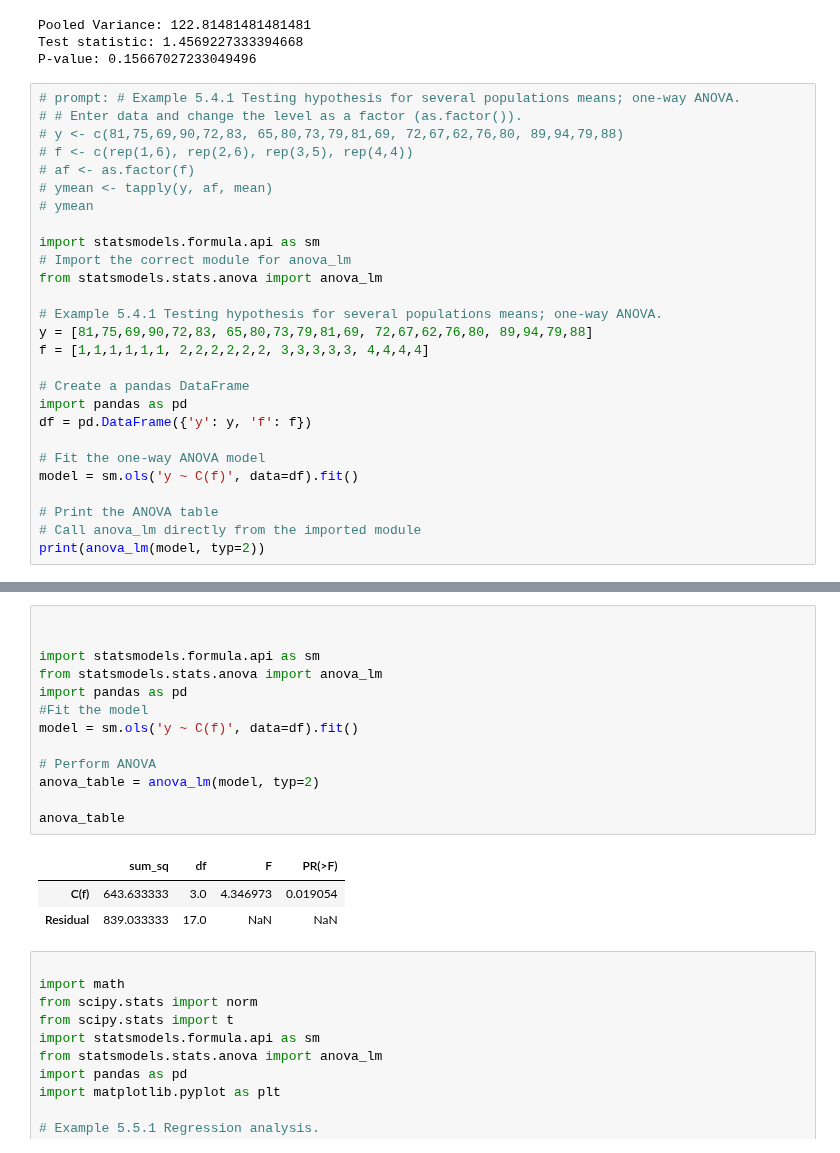
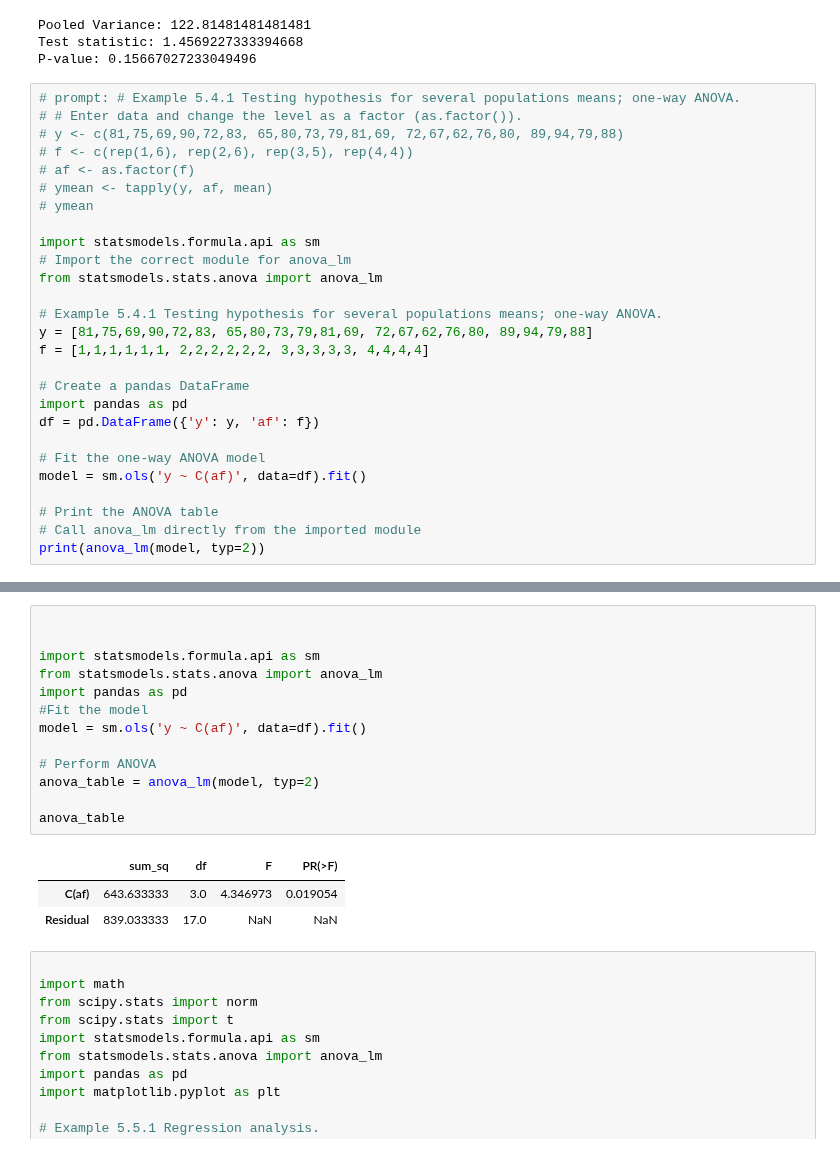
Before and after one commit to ogut77/estat.me, a Jupyter notebook: Chapter5_6_Python.ipynb, the cells around one changed output, grey strips where cells are left out. Cells and saved outputs as stored; diff of their text form.

```diff
--- a/Chapter5_6_Python.ipynb
+++ b/Chapter5_6_Python.ipynb
@@ -94,10 +94,10 @@ f = [1,1,1,1,1,1, 2,2,2,2,2,2, 3,3,3,3,3, 4,4,4,4]
 
 # Create a pandas DataFrame
 import pandas as pd
-df = pd.DataFrame({'y': y, 'f': f})
+df = pd.DataFrame({'y': y, 'af': f})
 
 # Fit the one-way ANOVA model
-model = sm.ols('y ~ C(f)', data=df).fit()
+model = sm.ols('y ~ C(af)', data=df).fit()
 
 # Print the ANOVA table
 # Call anova_lm directly from the imported module
@@ -124,19 +124,19 @@ plt.show()
 # %%
 
 
 import statsmodels.formula.api as sm
 from statsmodels.stats.anova import anova_lm
 import pandas as pd
 #Fit the model
-model = sm.ols('y ~ C(f)', data=df).fit()
+model = sm.ols('y ~ C(af)', data=df).fit()
 
 # Perform ANOVA
 anova_table = anova_lm(model, typ=2)
 
 anova_table
 # %% [output]
 |  | sum_sq | df | F | PR(>F) |
-| C(f) | 643.633333 | 3.0 | 4.346973 | 0.019054 |
+| C(af) | 643.633333 | 3.0 | 4.346973 | 0.019054 |
 | Residual | 839.033333 | 17.0 | NaN | NaN |
 # %%
 
```
Also changed, not shown: parts of 2 cells of this notebook.
